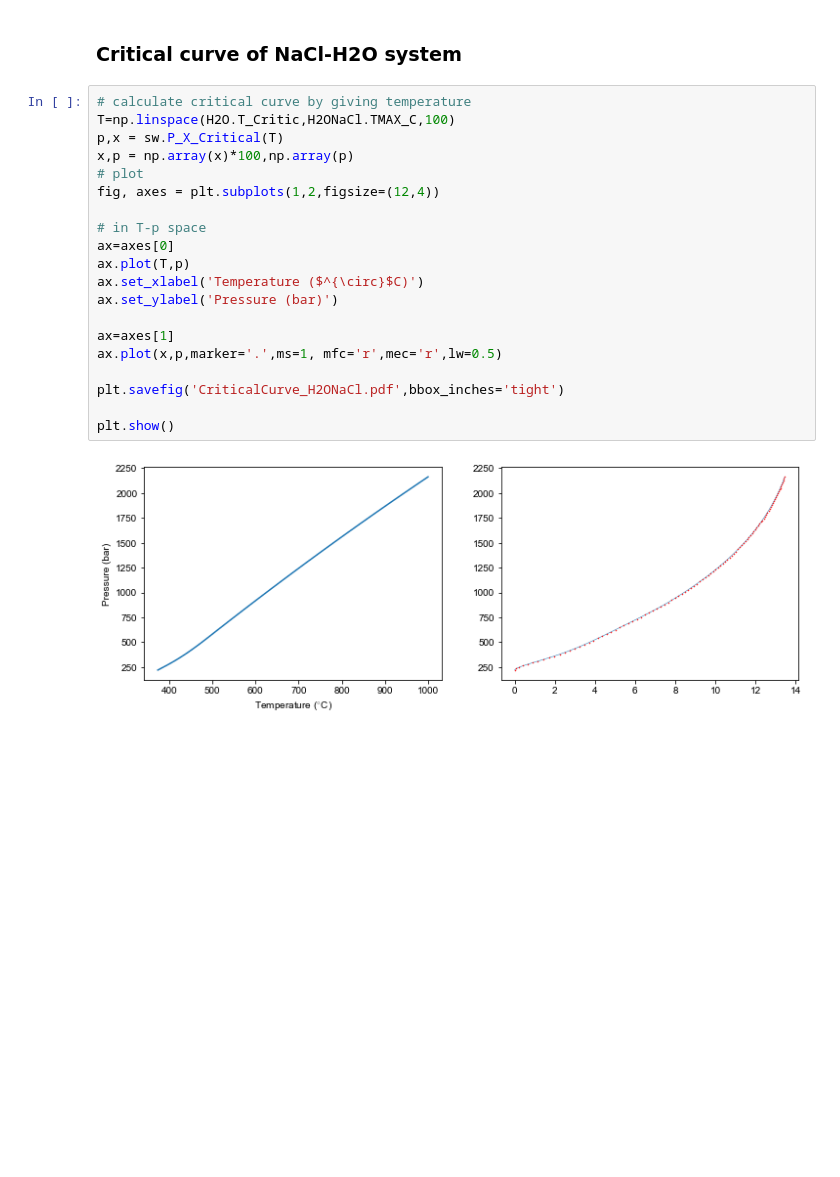
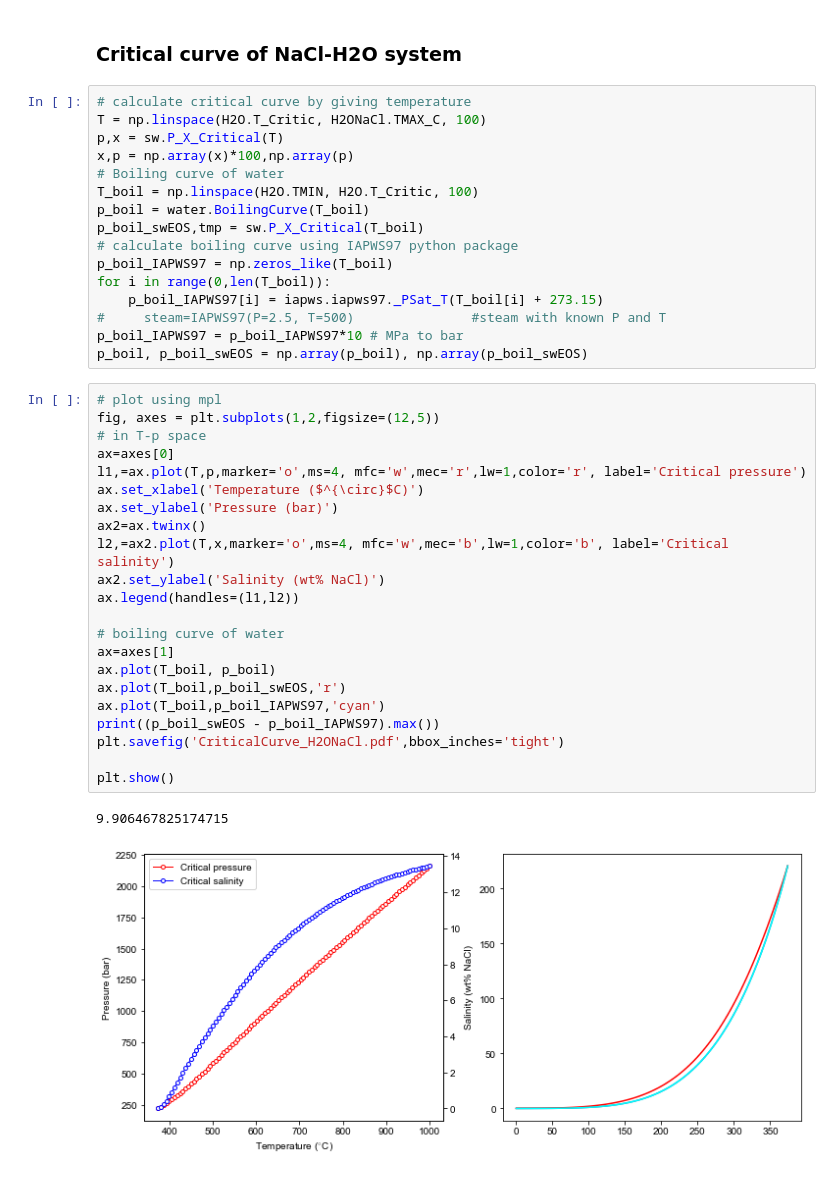
Before and after one commit to zguoch/saltwatereos, a Jupyter notebook: benchmarkTest/notebook/benchmarkPhaseDiagram.ipynb, the cells around one changed output. Cells and saved outputs as stored; diff of their text form; blank space fills up the shorter version.

Commit message:
update benchmark test of P_X_Critical

```diff
--- a/benchmarkTest/notebook/benchmarkPhaseDiagram.ipynb
+++ b/benchmarkTest/notebook/benchmarkPhaseDiagram.ipynb
@@ -30,26 +34,45 @@ path_echarts='../../manual/sphinx/source/Benchmarks/echarts/'
 ## Phase boundaries
 # %% [markdown]
 ### Critical curve of NaCl-H2O system
-# %%
-# calculate critical curve by giving temperature
-T=np.linspace(H2O.T_Critic,H2ONaCl.TMAX_C,100)
-p,x = sw.P_X_Critical(T)
-x,p = np.array(x)*100,np.array(p)
-# plot
-fig, axes = plt.subplots(1,2,figsize=(12,4))
-
-# in T-p space
-ax=axes[0]
-ax.plot(T,p)
-ax.set_xlabel('Temperature ($^{\circ}$C)')
-ax.set_ylabel('Pressure (bar)')
-
-ax=axes[1]
-ax.plot(x,p,marker='.',ms=1, mfc='r',mec='r',lw=0.5)
-
-plt.savefig('CriticalCurve_H2ONaCl.pdf',bbox_inches='tight')
-
-plt.show()
-# %% [output]
-[figure, removed]
+# %%
+# calculate critical curve by giving temperature
+T = np.linspace(H2O.T_Critic, H2ONaCl.TMAX_C, 100)
+p,x = sw.P_X_Critical(T)
+x,p = np.array(x)*100,np.array(p)
+# Boiling curve of water
+T_boil = np.linspace(H2O.TMIN, H2O.T_Critic, 100)
+p_boil = water.BoilingCurve(T_boil)
+p_boil_swEOS,tmp = sw.P_X_Critical(T_boil)
+# calculate boiling curve using IAPWS97 python package
+p_boil_IAPWS97 = np.zeros_like(T_boil)
+for i in range(0,len(T_boil)):
+    p_boil_IAPWS97[i] = iapws.iapws97._PSat_T(T_boil[i] + 273.15)
+#     steam=IAPWS97(P=2.5, T=500)               #steam with known P and T
+p_boil_IAPWS97 = p_boil_IAPWS97*10 # MPa to bar
+p_boil, p_boil_swEOS = np.array(p_boil), np.array(p_boil_swEOS)
+# %%
+# plot using mpl
+fig, axes = plt.subplots(1,2,figsize=(12,5))
+# in T-p space
+ax=axes[0]
+l1,=ax.plot(T,p,marker='o',ms=4, mfc='w',mec='r',lw=1,color='r', label='Critical pressure')
+ax.set_xlabel('Temperature ($^{\circ}$C)')
+ax.set_ylabel('Pressure (bar)')
+ax2=ax.twinx()
+l2,=ax2.plot(T,x,marker='o',ms=4, mfc='w',mec='b',lw=1,color='b', label='Critical salinity')
+ax2.set_ylabel('Salinity (wt% NaCl)')
+ax.legend(handles=(l1,l2))
+
+# boiling curve of water
+ax=axes[1]
+ax.plot(T_boil, p_boil)
+ax.plot(T_boil,p_boil_swEOS,'r')
+ax.plot(T_boil,p_boil_IAPWS97,'cyan')
+print((p_boil_swEOS - p_boil_IAPWS97).max())
+plt.savefig('CriticalCurve_H2ONaCl.pdf',bbox_inches='tight')
+
+plt.show()
+# %% [output]
+9.906467825174715
+[figure, added]
 # %%
```
Also changed, not shown: parts of 5 cells of this notebook, 23 other files.
